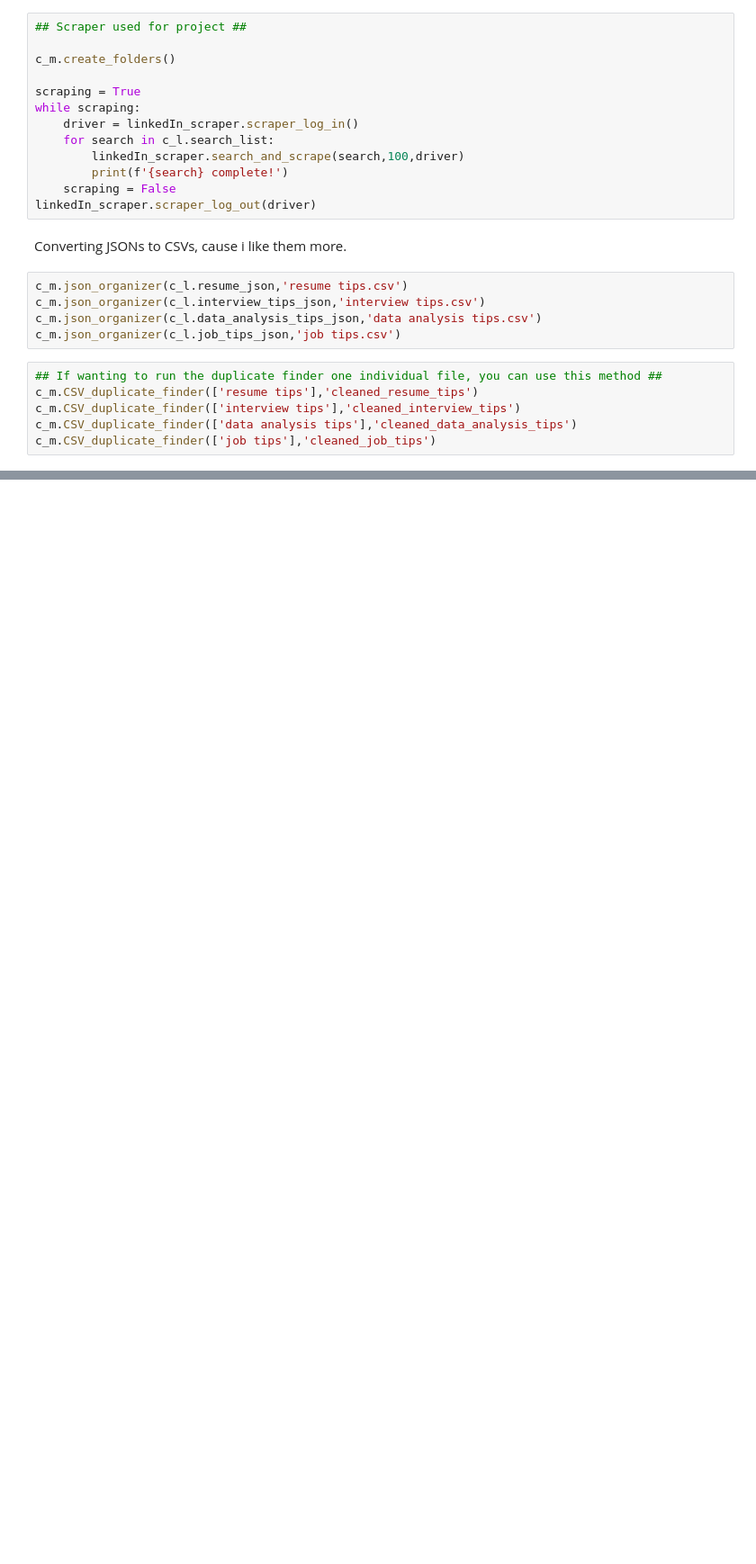
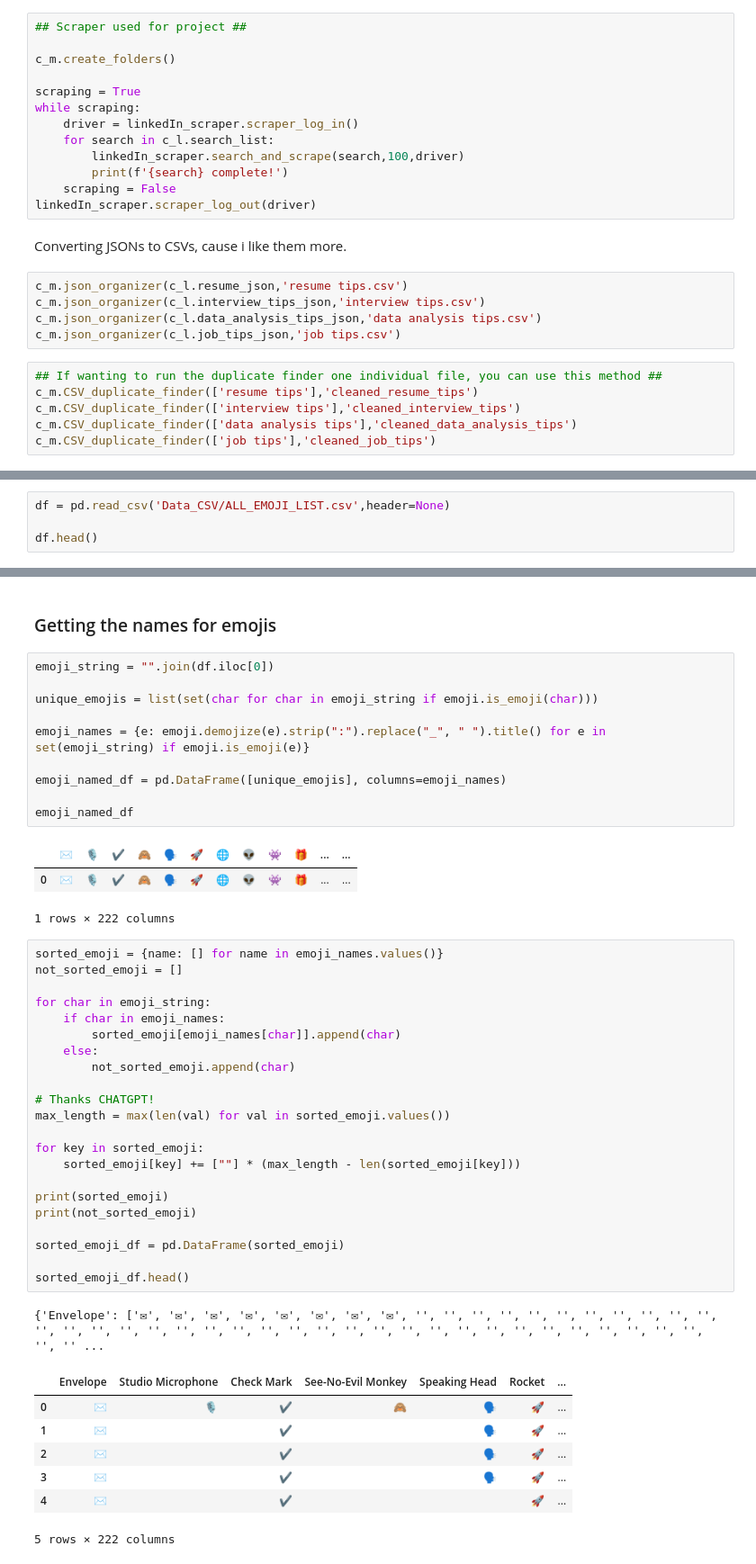
Before and after one commit to AWDameron/DA_Capstone, a Jupyter notebook: main.ipynb, the cells around one changed output, grey strips where cells are left out. Shown at 90% size. Saved outputs shown, nothing was run; the diff lists cells and outputs as text; blank space fills up the shorter version.

Commit message:
df sorted

```diff
--- a/main.ipynb
+++ b/main.ipynb
@@ -64 +65,5 @@ All_Posts has 1506 duplicates of 2436 posts
 ALL_EMOJI_LIST.csv has been created
+# %%
+df = pd.read_csv('Data_CSV/ALL_EMOJI_LIST.csv',header=None)
+
+df.head()
@@ -64,0 +74,47 @@ ALL_EMOJI_LIST.csv has been created
+# %% [markdown]
+### Getting the names for emojis
+# %%
+emoji_string = "".join(df.iloc[0])
+
+unique_emojis = list(set(char for char in emoji_string if emoji.is_emoji(char)))
+
+emoji_names = {e: emoji.demojize(e).strip(":").replace("_", " ").title() for e in set(emoji_string) if emoji.is_emoji(e)}
+
+emoji_named_df = pd.DataFrame([unique_emojis], columns=emoji_names)
+
+emoji_named_df
+# %% [output]
+|  | ✉ | 🎙 | ✔ | 🙈 | 🗣 | 🚀 | 🌐 | 👽 | 👾 | 🎁 | ... | ... |
+| 0 | ✉ | 🎙 | ✔ | 🙈 | 🗣 | 🚀 | 🌐 | 👽 | 👾 | 🎁 | ... | ... |
+1 rows × 222 columns
+# %%
+sorted_emoji = {name: [] for name in emoji_names.values()}
+not_sorted_emoji = []
+
+for char in emoji_string:
+    if char in emoji_names:
+        sorted_emoji[emoji_names[char]].append(char)
+    else:
+        not_sorted_emoji.append(char)
+
+# Thanks CHATGPT!
+max_length = max(len(val) for val in sorted_emoji.values())
+
+for key in sorted_emoji:
+    sorted_emoji[key] += [""] * (max_length - len(sorted_emoji[key]))
+
+print(sorted_emoji)
+print(not_sorted_emoji)
+
+sorted_emoji_df = pd.DataFrame(sorted_emoji)
+
+sorted_emoji_df.head()
+# %% [output]
+{'Envelope': ['✉', '✉', '✉', '✉', '✉', '✉', '✉', '✉', '', '', '', '', '', '', '', '', '', '', '', '', '', '', '', '', '', '', '', '', '', '', '', '', '', '', '', '', '', '', '', '', '', '', '', '', '' ...
+|  | Envelope | Studio Microphone | Check Mark | See-No-Evil Monkey | Speaking Head | Rocket | ... |
+| 0 | ✉ | 🎙 | ✔ | 🙈 | 🗣 | 🚀 | ... |
+| 1 | ✉ |  | ✔ |  | 🗣 | 🚀 | ... |
+| 2 | ✉ |  | ✔ |  | 🗣 | 🚀 | ... |
+| 3 | ✉ |  | ✔ |  | 🗣 | 🚀 | ... |
+| 4 | ✉ |  | ✔ |  |  | 🚀 | ... |
+5 rows × 222 columns
```
Also changed, not shown: parts of 3 cells of this notebook, 21 other files.
